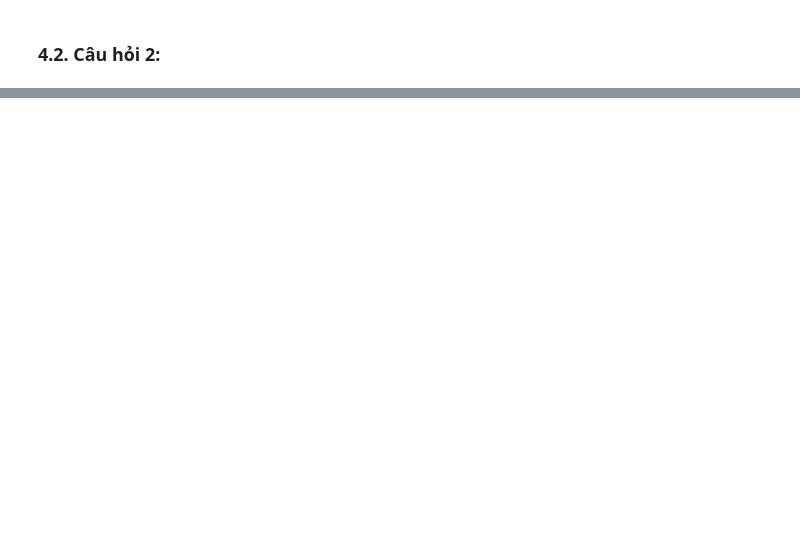
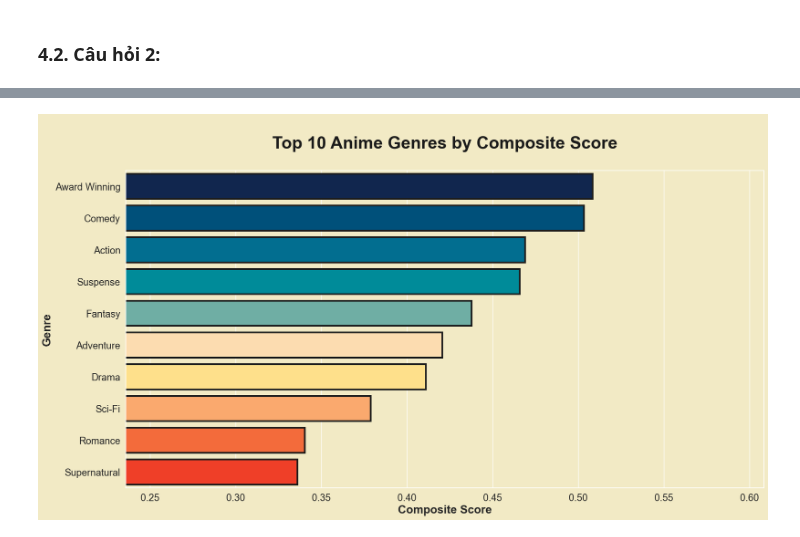
Before and after one commit to MinhHung7/Final_Project_DataScienceProgramming, a Jupyter notebook: anime_data_exploring.ipynb, the cells around one changed output, grey strips where cells are left out. Cells and saved outputs as stored; diff of their text form; code cells hidden in the pictures; blank space fills up the shorter version.

Commit message:
upload new version file preprocessing and exploring data

```diff
--- a/anime_data_exploring.ipynb
+++ b/anime_data_exploring.ipynb
@@ -808,0 +770,40 @@ plt.show()
+# %%
+anime_copy_df = anime_df.copy()
+
+# Phân tách tập dữ liệu để mỗi thể loại có một hàng riêng với các chi tiết về anime
+exploded_data_by_genre = anime_copy_df.explode('Genres')
+
+# Nhóm dữ liệu theo thể loại và tính toán các số liệu cần thiết cho từng thể loại
+genre_grouped = exploded_data_by_genre.groupby('Genres').agg({
+    'Favorites': 'mean',  # Average favorite count
+    'Score': 'mean',     # Average score
+    'Name': 'count',    # Number of anime
+    'Popularity': 'mean' # Average popularity
+}).reset_index()
+
+# Tạo điểm tổng hợp (điểm trung bình đơn giản của điểm chuẩn hóa của bốn số liệu)
+scaler = MinMaxScaler()
+genre_grouped[['Favorites_norm', 'Score_norm', 'Name_count', 'Popularity_norm']] = scaler.fit_transform(
+    genre_grouped[['Favorites', 'Score', 'Name', 'Popularity']]
+)
+
+genre_grouped['Composite_Score'] = genre_grouped[['Favorites_norm', 'Score_norm', 'Name_count', 'Popularity_norm']].mean(axis=1)
+
+sorted_by_composite_score = genre_grouped.sort_values(by='Composite_Score', ascending=False)
+
+top_genres_by_composite_score = sorted_by_composite_score.head(10)
+# %%
+# Trực quan các thể loại hàng đầu theo điểm tổng hợp
+palette = ["#11264e","#00507A","#026e90","#008b99","#6faea4","#fcdcb0","#FEE08B","#faa96e","#f36b3b","#ef3f28","#CC0028"]
+plt.figure(figsize=(20,10))
+p=sns.barplot(data=top_genres_by_composite_score,x='Composite_Score',y='Genres',palette=palette,saturation=1,edgecolor="#1c1c1c",linewidth=3)
+plt.title('\nTop 10 Anime Genres by Composite Score\n',fontsize=30, color='k', weight='bold')
+plt.xlabel('Composite Score',fontsize=20, weight='bold')
+plt.ylabel('Genre',fontsize=20, weight='bold')
+
+plt.yticks(fontsize=17)
+plt.xticks(fontsize=17)
+plt.xlim(min(top_genres_by_composite_score['Composite_Score']) - 0.1, max(top_genres_by_composite_score['Composite_Score']) + 0.1)
+plt.show()
+# %% [output]
+[figure, added]
```
Also changed, not shown: parts of 16 cells of this notebook, 1 other file.
